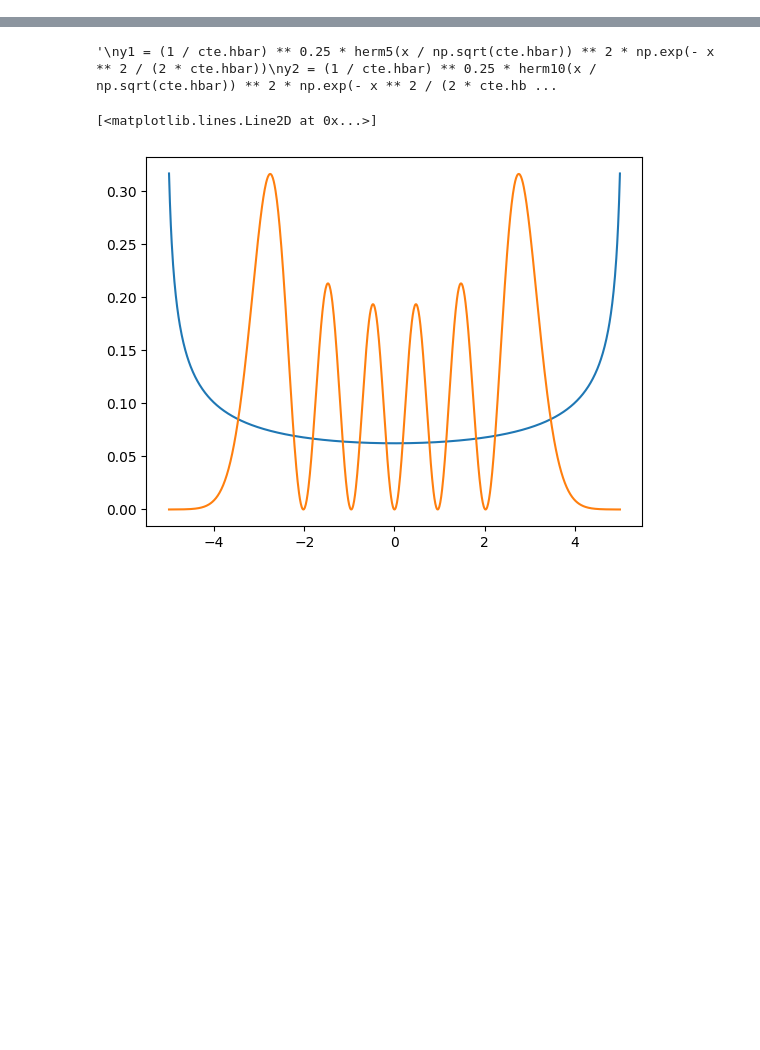
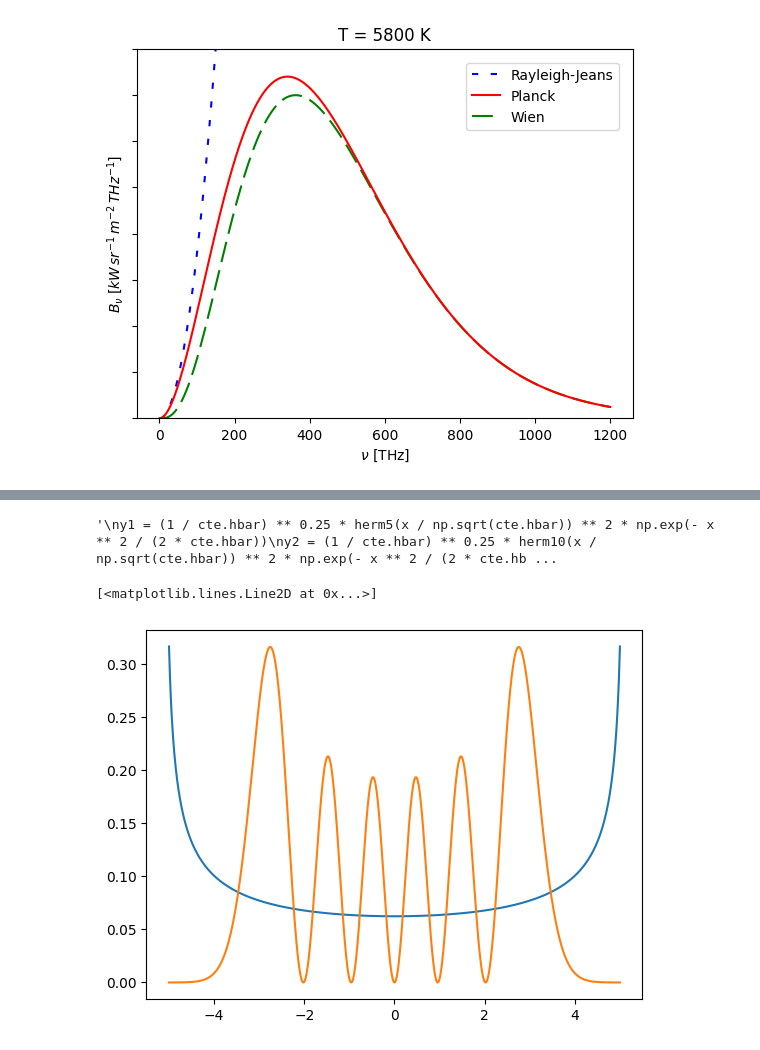
Before and after one commit to aalexanderrz/Codigo-Manteca, a Jupyter notebook: kleingordon.ipynb, the cells around one changed output, grey strips where cells are left out. Saved outputs shown, nothing was run; the diff lists cells and outputs as text; code cells hidden in the pictures; blank space fills up the shorter version.

```diff
--- a/kleingordon.ipynb
+++ b/kleingordon.ipynb
@@ -4,3 +4,45 @@ import numpy as np
 import scipy.special as sp
 import scipy.constants as cte
 import math
+# %%
+h = 6.62607e-34
+c = 2.99792e8
+kB = 1.38065e-23
+T = 5800
+
+def planck(nu, T):
+    f = nu * 1e12
+    if f == 0.0 or h * f / (kB * T) > 1e2:
+        return 0.0
+    return 2 * h * f**3 / c**2 / (np.exp(h * f / (kB * T)) - 1.0)
+
+def wien(nu, T):
+    f = nu * 1e12
+    if h * f / (kB * T) > 1e2:
+        return 0.0
+    return 2 * h * f**3 / c**2 * np.exp(-h * f / (kB * T))
+
+def rayleigh_jeans(nu, T):
+    f = nu * 1e12
+    return 2 * f**2 * kB * T / c**2
+
+x = np.linspace(0, 1200, 8001)
+y_planck = [planck(xx, T) * 1e9 for xx in x]
+y_wien = [wien(xx, T) * 1e9 for xx in x]
+
+y_rj = [rayleigh_jeans(xx, T) * 1e9 for xx in x]
+pp, = plt.plot(x, y_planck, '-', label='Planck', zorder=-1, color = 'red')
+pw, = plt.plot(x, y_wien, '--', dashes=[10, 4], label='Wien', zorder=-2, color = 'green')
+pr, = plt.plot(x, y_rj, ':', dashes=[3, 6], label='Rayleigh-Jeans', zorder=-3, color = 'blue')
+
+plt.xlabel(r'$\nu$ [THz]')
+plt.ylabel(r'$B_{\nu}\;[kW\,sr^{-1}\,m^{-2}\,THz^{-1}]$')
+plt.ylim(0, 40)
+plt.tick_params(labelleft = False)
+plt.title('T = 5800 K')
+plt.legend([pr, pp, pw], ['Rayleigh-Jeans', 'Planck', 'Wien'],
+           loc='upper right', borderaxespad=1)
+plt.savefig('planckrjw.png')
+plt.show()
+# %% [output]
+[figure, added]
```
Also changed, not shown: parts of 1 cell of this notebook, 11 other files.
